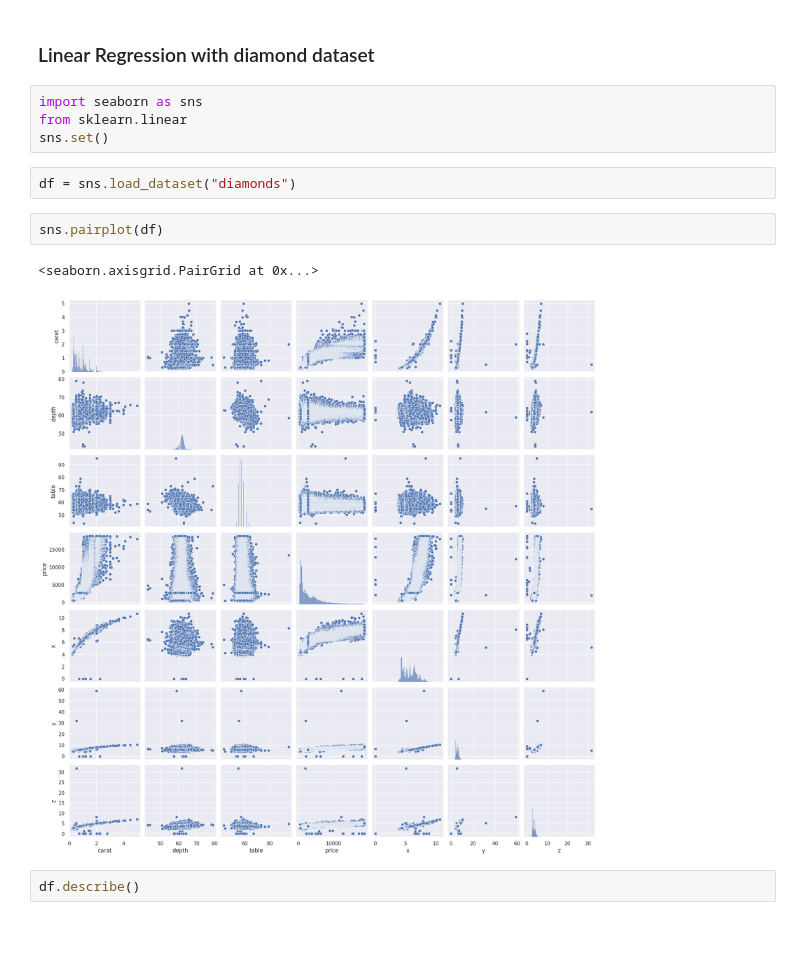
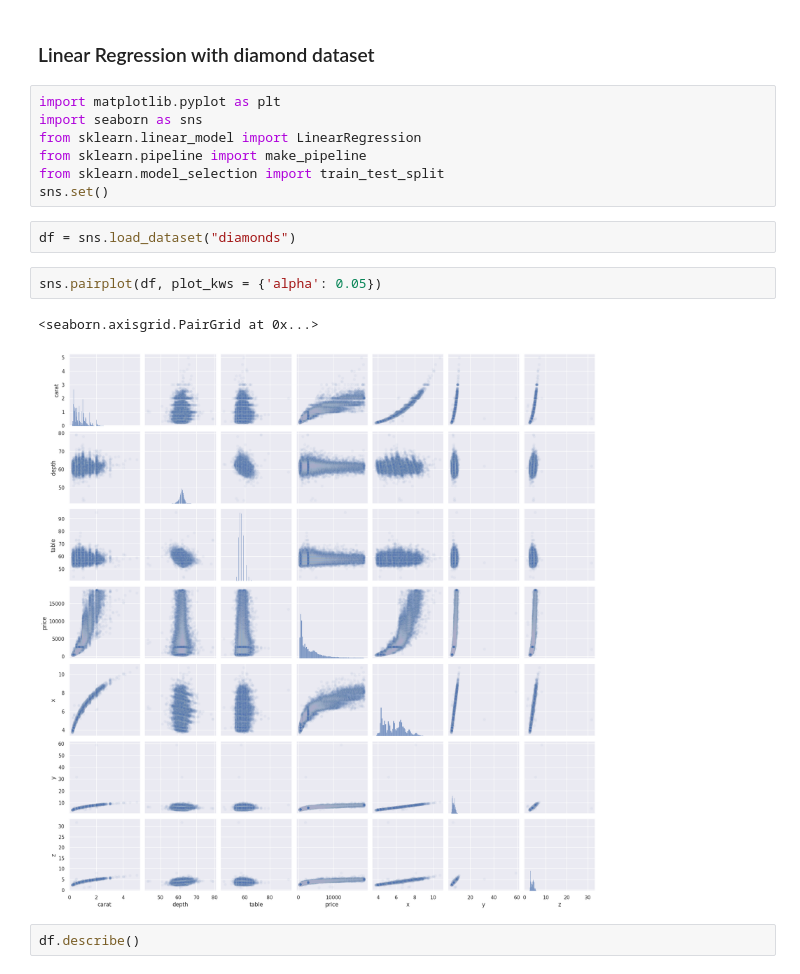
Before and after one commit to yoichiojima/scikit-learn-training, a Jupyter notebook: notebooks/sklearn-techblog.ipynb, the cells around one changed output. Cells and saved outputs as stored; diff of their text form; blank space fills up the shorter version.

```diff
--- a/notebooks/sklearn-techblog.ipynb
+++ b/notebooks/sklearn-techblog.ipynb
@@ -1,16 +1,19 @@
 # %% [markdown]
 ### Linear Regression with diamond dataset
 # %%
+import matplotlib.pyplot as plt
 import seaborn as sns
-from sklearn.linear
+from sklearn.linear_model import LinearRegression
+from sklearn.pipeline import make_pipeline
+from sklearn.model_selection import train_test_split
 sns.set()
 # %%
 df = sns.load_dataset("diamonds")
 # %%
-sns.pairplot(df)
+sns.pairplot(df, plot_kws = {'alpha': 0.05})
 # %% [output]
 <seaborn.axisgrid.PairGrid at 0x...>
-[figure, old version]
+[figure, new version]
 # %%
 df.describe()
 # %% [output]
```
Also changed, not shown: parts of 4 cells of this notebook, 1 other file.
